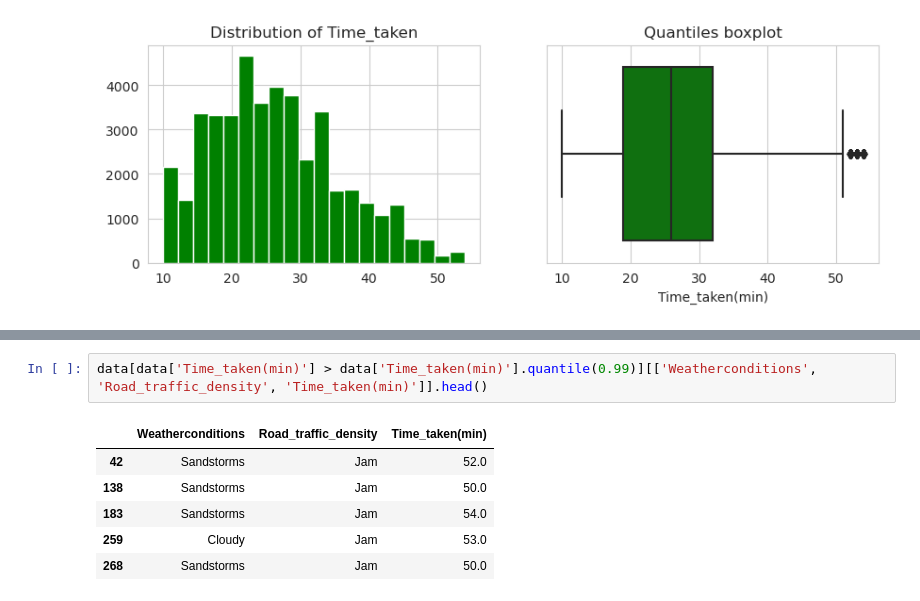
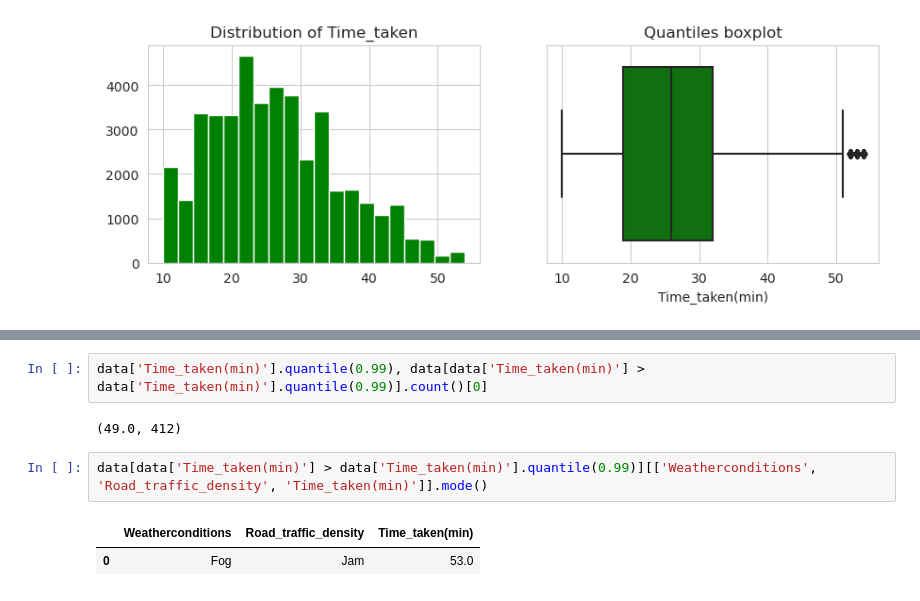
Before and after one commit to liamarguedas/uber-eats-delivery-time, a Jupyter notebook: notebooks/analyze-and-explore-data.ipynb, the cells around one changed output, grey strips where cells are left out. Drawn from its saved outputs; the diff is of its cells as text.

```diff
--- a/notebooks/analyze-and-explore-data.ipynb
+++ b/notebooks/analyze-and-explore-data.ipynb
@@ -42,9 +53,9 @@ ax2.set_title('Quantiles boxplot');
+# %%
+data['Time_taken(min)'].quantile(0.99), data[data['Time_taken(min)'] > data['Time_taken(min)'].quantile(0.99)].count()[0]
+# %% [output]
+(49.0, 412)
 # %%
-data[data['Time_taken(min)'] > data['Time_taken(min)'].quantile(0.99)][['Weatherconditions', 'Road_traffic_density', 'Time_taken(min)']].head()
+data[data['Time_taken(min)'] > data['Time_taken(min)'].quantile(0.99)][['Weatherconditions', 'Road_traffic_density', 'Time_taken(min)']].mode()
 # %% [output]
 |  | Weatherconditions | Road_traffic_density | Time_taken(min) |
-| 42 | Sandstorms | Jam | 52.0 |
-| 138 | Sandstorms | Jam | 50.0 |
-| 183 | Sandstorms | Jam | 54.0 |
-| 259 | Cloudy | Jam | 53.0 |
-| 268 | Sandstorms | Jam | 50.0 |
+| 0 | Fog | Jam | 53.0 |
```
Also changed, not shown: parts of 2 cells of this notebook, 2 other files.
